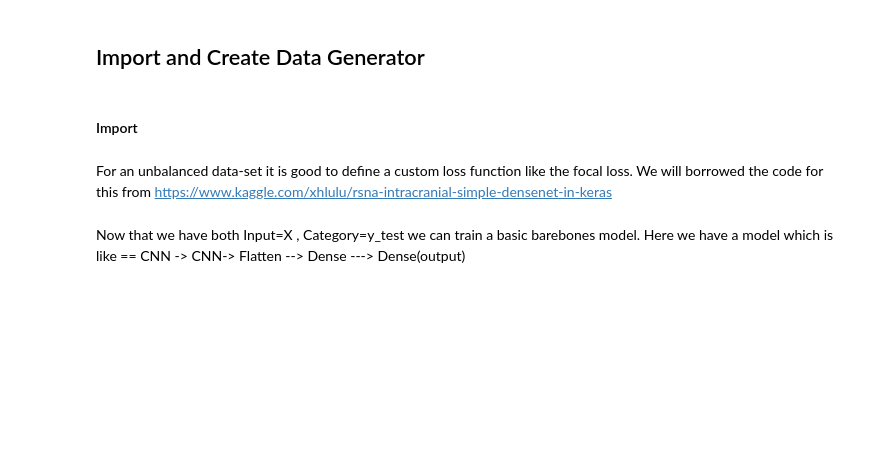
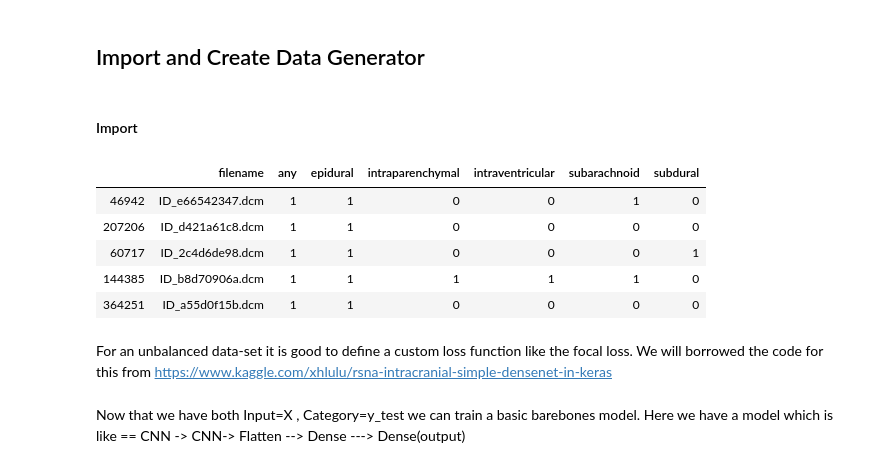
Before and after one commit to RumTumTum/capstone, a Jupyter notebook: basic_cnn_v3.ipynb, the cells around one changed output. Drawn from its saved outputs; the diff is of its cells as text; code cells hidden in the pictures; blank space fills up the shorter version.

```diff
--- a/basic_cnn_v3.ipynb
+++ b/basic_cnn_v3.ipynb
@@ -75,4 +80,4 @@ random_seed = 12345
 # %%
 image_list = import_data.clean_data_csv(shuffle_data = True)
 # %%
-train_sample2_new = import_data.balanced_images_binary(image_list)
+data = import_data.balanced_images_all_classes(image_list)
@@ -95,0 +84,9 @@ validgen_test_binary=image_processing.DataGenerator_single_class(validgen_test_d
+# %%
+data.head()
+# %% [output]
+|  | filename | any | epidural | intraparenchymal | intraventricular | subarachnoid | subdural |
+| 46942 | ID_e66542347.dcm | 1 | 1 | 0 | 0 | 1 | 0 |
+| 207206 | ID_d421a61c8.dcm | 1 | 1 | 0 | 0 | 0 | 0 |
+| 60717 | ID_2c4d6de98.dcm | 1 | 1 | 0 | 0 | 0 | 1 |
+| 144385 | ID_b8d70906a.dcm | 1 | 1 | 1 | 1 | 1 | 0 |
+| 364251 | ID_a55d0f15b.dcm | 1 | 1 | 0 | 0 | 0 | 0 |
```
Also changed, not shown: parts of 13 cells of this notebook, 2 other files.
